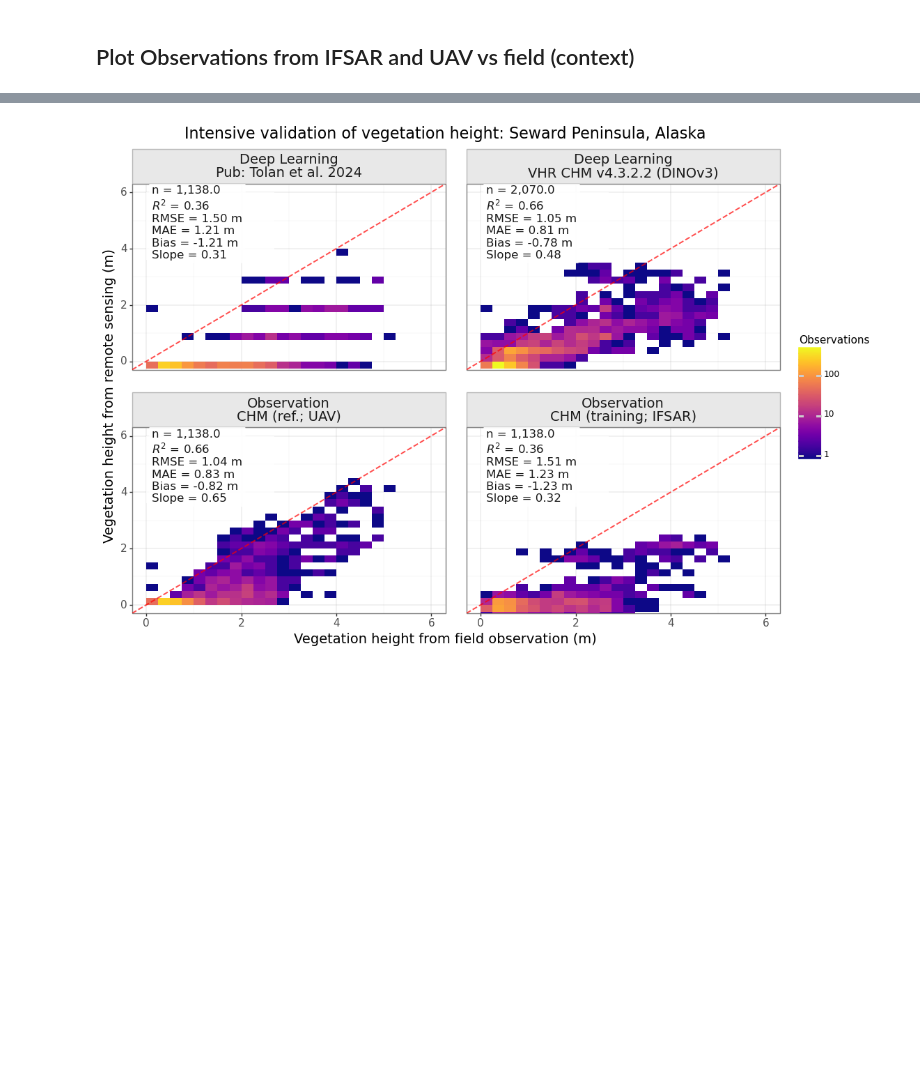
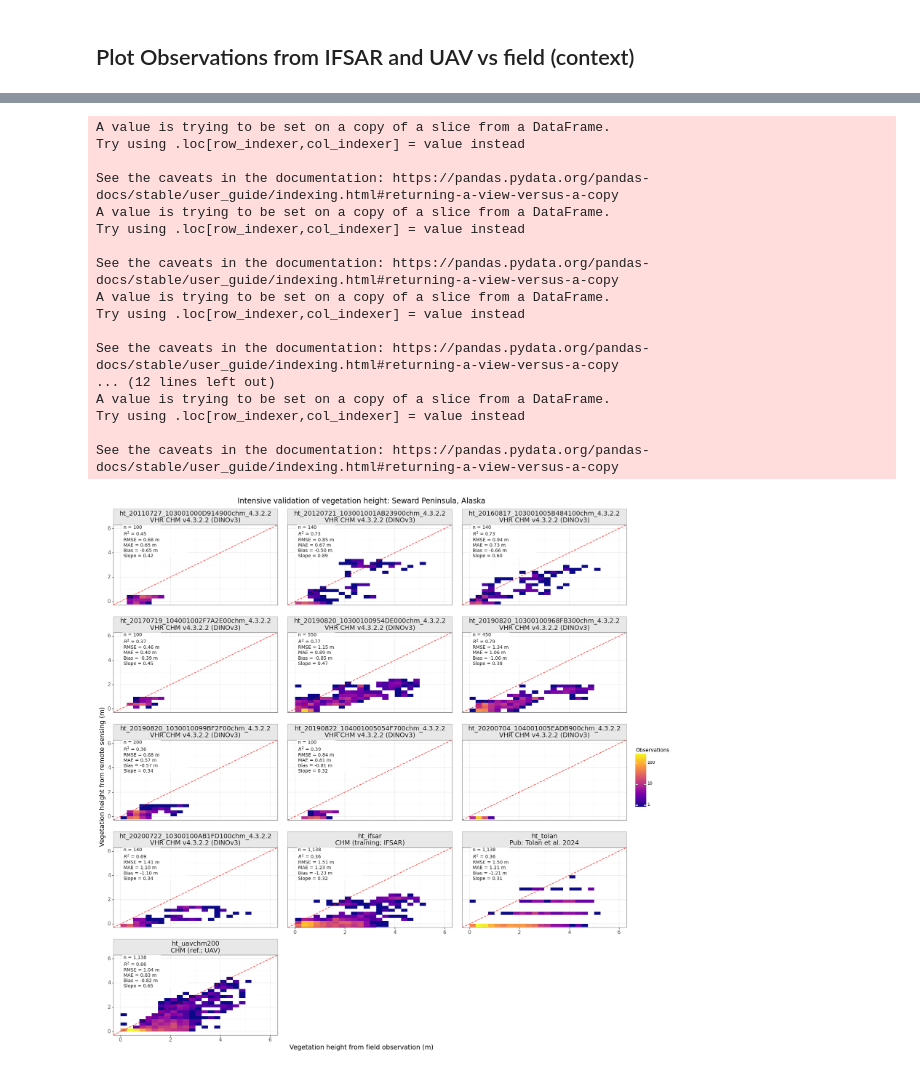
Before and after one commit to nasa-nccs-hpda/above-shrubs, a Jupyter notebook: notebooks/field_analysis_plotting_v3.ipynb, the cells around one changed output, grey strips where cells are left out. Cells and saved outputs as stored; diff of their text form; code cells hidden in the pictures; blank space fills up the shorter version.

```diff
--- a/notebooks/field_analysis_plotting_v3.ipynb
+++ b/notebooks/field_analysis_plotting_v3.ipynb
@@ -340,7 +336,7 @@ def format_stats_labels(stats_df):
     stats_df['label_mae'] = stats_df['mae'].apply(lambda x: f"MAE = {x:.2f} m")
     stats_df['label_bias'] = stats_df['bias'].apply(lambda x: f"Bias = {x:.2f} m")
     stats_df['label_slope'] = stats_df['slope'].apply(lambda x: f"Slope = {x:.2f}")
-    stats_df['label_n'] = stats_df['n'].apply(lambda x: f"n = {round(x, 0):,}")
+    stats_df['label_n'] = stats_df['n'].apply(lambda x: f"n = {int(round(x, 0)):,}")
 
     # Create a combined stats label
     stats_df['combined_stats'] = (
@@ -543,7 +539,7 @@ def create_validation_plot_grid(df, group_vars, facet_row_vars, facet_col_vars,
 
         # Labels and theme
         + labs(
-            x='Vegetation height from field observation (m)',
+            x='Vegetation height from field$_{2m}$ observation (m)',
             y='Vegetation height from remote sensing (m)',
             title='Intensive validation of vegetation height: Seward Peninsula, Alaska'
         )
@@ -833,7 +829,7 @@ def run_validation_analysis(
 
     # Display statistics summary
     print("\n=== Validation Statistics Summary ===")
-    display_cols = ['source_type', 'n', 'r2', 'rmse', 'mae', 'bias']
+    display_cols = ['source','source_type', 'n', 'r2', 'rmse', 'mae', 'bias']
     if 'loss_function' in stats.columns:
         display_cols.insert(1, 'loss_function')
     if 'training_size' in stats.columns:
@@ -950,7 +992,19 @@ FILTER_CONFIG = {
 # %%
-# Standard wrap layout (3 columns)
-plot, stats = run_validation_analysis(all_ref_m, PLOT_CONFIG, FILTER_CONFIG, plot_type='wrap',)
-print(plot)
+PLOT_CONFIG = {
+    'figure_size': (20, 20),  # Adjusted for wrap layout
+    'max_height': 6,
+    'binwidth': 0.25,
+    'label_size': 10,
+    'dpi': 300,
+    'color_scheme': 'plasma',  # or 'plasma', 'inferno', 'magma'
+    'facet_ncol': 3,  # Number of columns in facet_wrap
+}
+
+plot_individual_chms, stats_individual_chms = run_validation_analysis(all_ref_m, PLOT_CONFIG, FILTER_CONFIG,
+    plot_type='wrap',
+    facet_wrap_vars=['source','source_type']
+                                     )
+print(plot_individual_chms)
 # %% [output]
 Preparing dataframe...
 Initial filtered data shape: (5490, 27)
@@ -972,2 +1026,19 @@ Available attributes for faceting:
+A value is trying to be set on a copy of a slice from a DataFrame.
+Try using .loc[row_indexer,col_indexer] = value instead
+
+See the caveats in the documentation: https://pandas.pydata.org/pandas-docs/stable/user_guide/indexing.html#returning-a-view-versus-a-copy
+A value is trying to be set on a copy of a slice from a DataFrame.
+Try using .loc[row_indexer,col_indexer] = value instead
+
+See the caveats in the documentation: https://pandas.pydata.org/pandas-docs/stable/user_guide/indexing.html#returning-a-view-versus-a-copy
+A value is trying to be set on a copy of a slice from a DataFrame.
+Try using .loc[row_indexer,col_indexer] = value instead
+
+See the caveats in the documentation: https://pandas.pydata.org/pandas-docs/stable/user_guide/indexing.html#returning-a-view-versus-a-copy
+... (12 lines left out)
+A value is trying to be set on a copy of a slice from a DataFrame.
+Try using .loc[row_indexer,col_indexer] = value instead
+
+See the caveats in the documentation: https://pandas.pydata.org/pandas-docs/stable/user_guide/indexing.html#returning-a-view-versus-a-copy
-[figure, old version]
+[figure, new version]
 # %%
```
Also changed, not shown: parts of 19 cells of this notebook, 8 other files.
